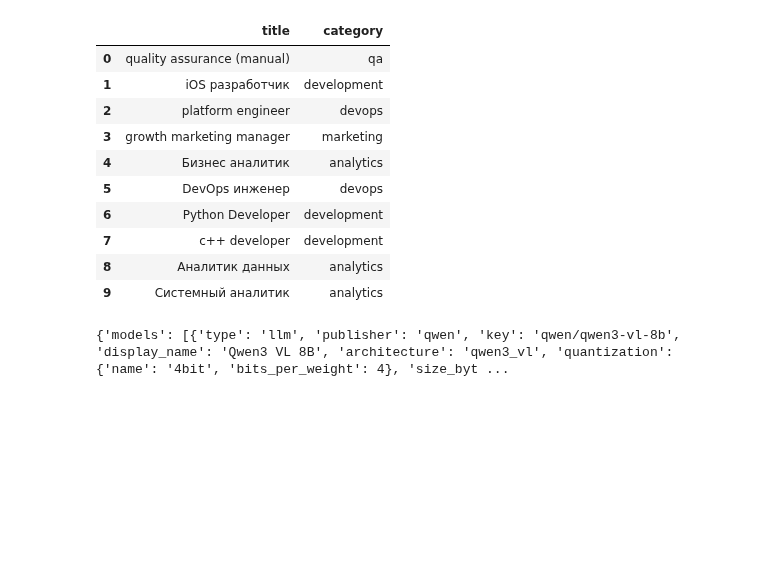
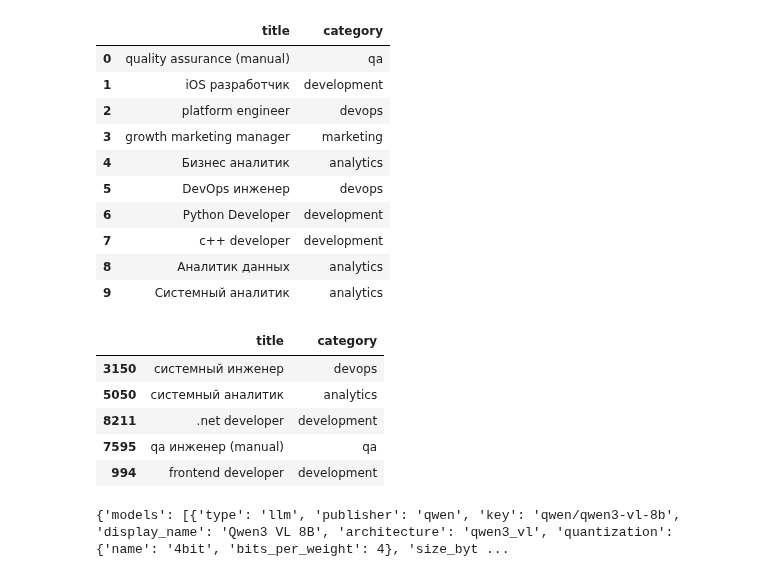
Before and after one commit to kmvitik/smadimo_group_project_2_scraping_api, a Jupyter notebook: hirehi/read_data.ipynb, the cells around one changed output. Drawn from its saved outputs; the diff is of its cells as text; code cells hidden in the pictures; blank space fills up the shorter version.

```diff
--- a/hirehi/read_data.ipynb
+++ b/hirehi/read_data.ipynb
@@ -60,6 +60,15 @@ test.head(10)
 | 9 | Системный аналитик | analytics |
 # %%
 test = test.sample(100, random_state=42)
+# %%
+test.head()
+# %% [output]
+|  | title | category |
+| 3150 | системный инженер | devops |
+| 5050 | системный аналитик | analytics |
+| 8211 | .net developer | development |
+| 7595 | qa инженер (manual) | qa |
+| 994 | frontend developer | development |
 # %%
 import requests
 
```
Also changed, not shown: parts of 7 cells of this notebook, 2 other files.
